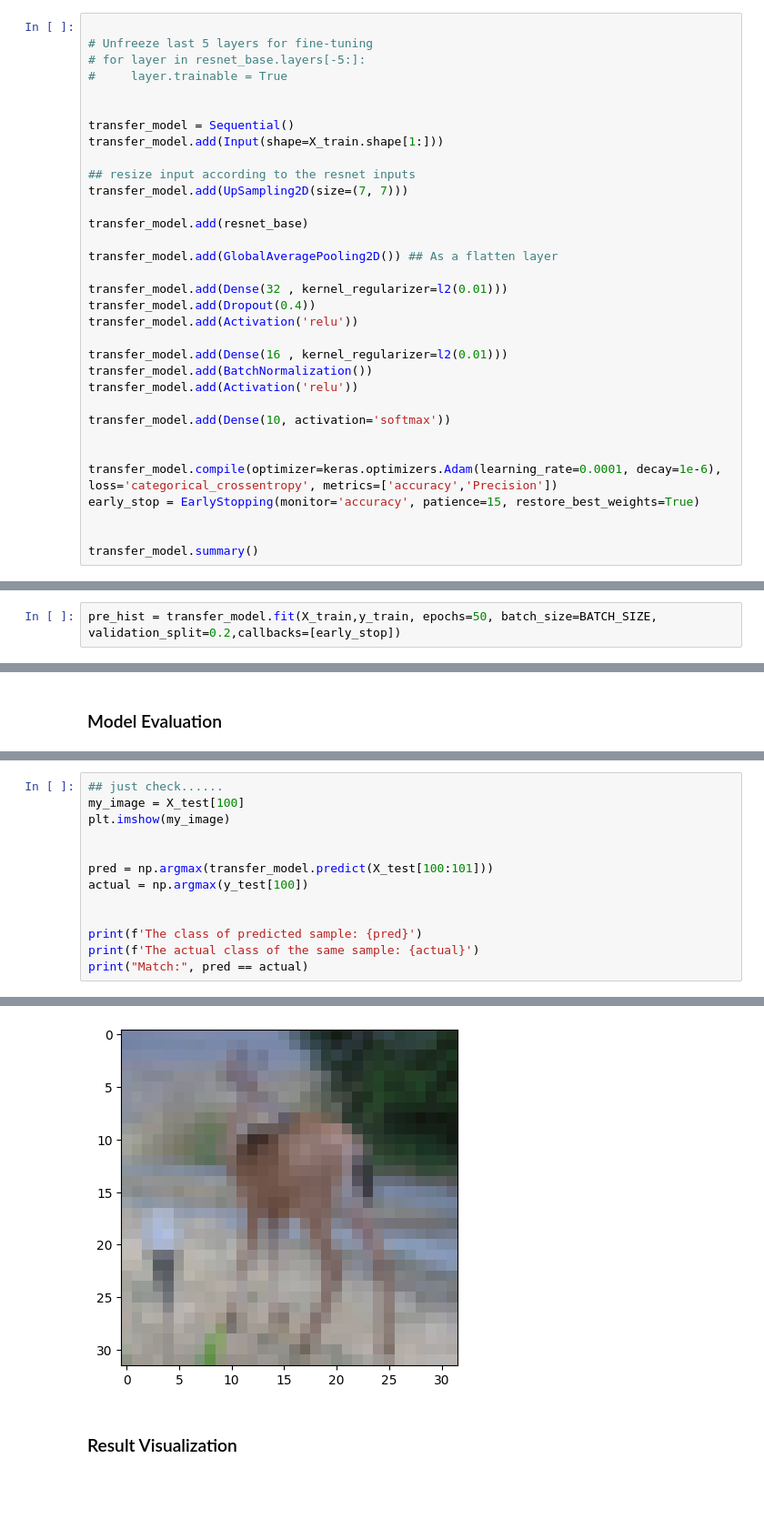
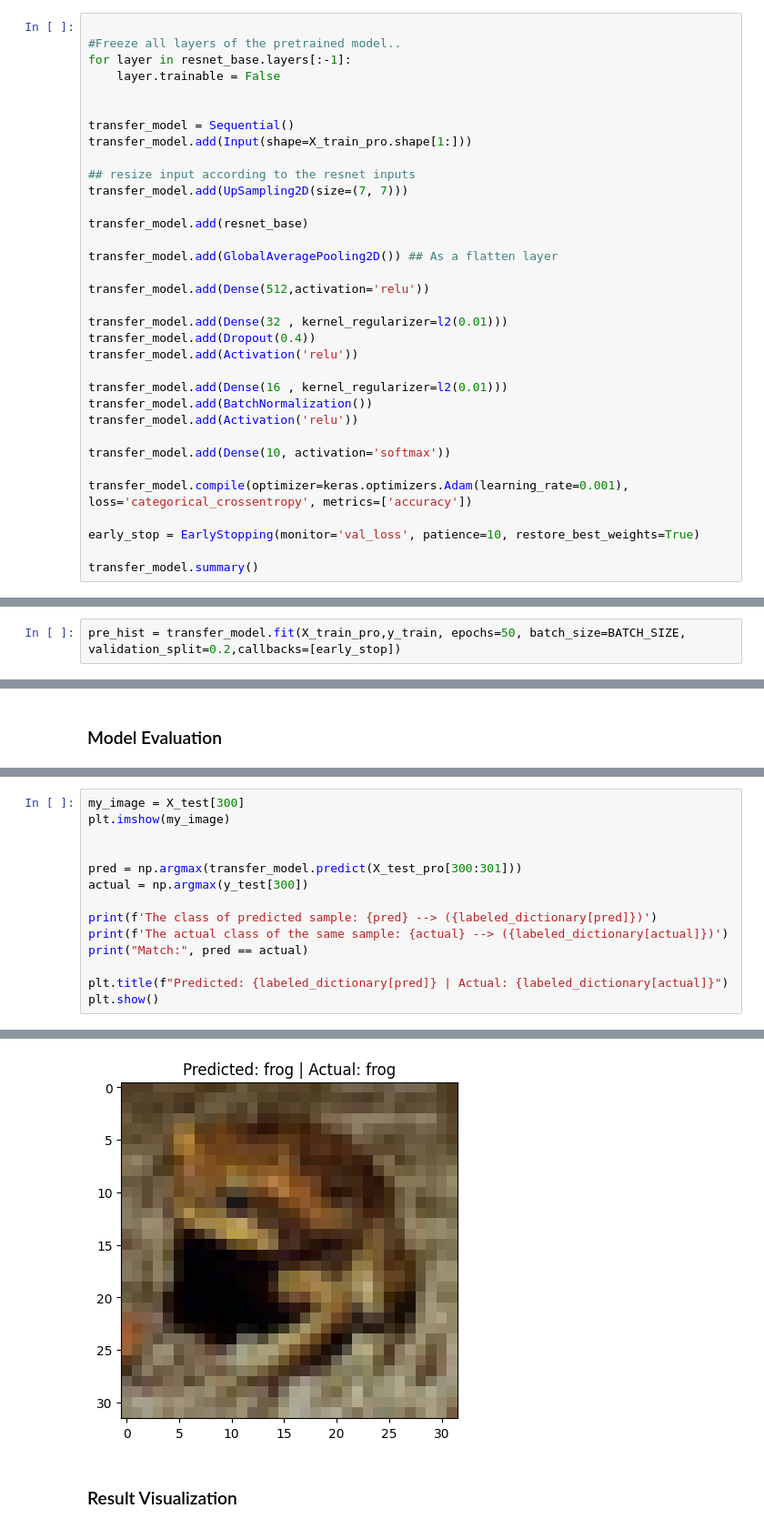
Before and after one commit to yasminkadry/Cifer10-mnist-datasets-with-CNN, a Jupyter notebook: cifer10&mnist_withCNN.ipynb, the cells around one changed output, grey strips where cells are left out. Shown at 91% size. Saved outputs shown, nothing was run; the diff lists cells and outputs as text; blank space fills up the shorter version.

```diff
--- a/cifer10&mnist_withCNN.ipynb
+++ b/cifer10&mnist_withCNN.ipynb
@@ -744,12 +822,12 @@ Downloading data from https://storage.googleapis.com/tensorflow/keras-applicatio
 # %%
 
-# Unfreeze last 5 layers for fine-tuning
-# for layer in resnet_base.layers[-5:]:
-#     layer.trainable = True
+#Freeze all layers of the pretrained model..
+for layer in resnet_base.layers[:-1]:
+    layer.trainable = False
 
 
 transfer_model = Sequential()
-transfer_model.add(Input(shape=X_train.shape[1:]))
+transfer_model.add(Input(shape=X_train_pro.shape[1:]))
 
 ## resize input according to the resnet inputs
 transfer_model.add(UpSampling2D(size=(7, 7)))
@@ -757,6 +835,8 @@ transfer_model.add(UpSampling2D(size=(7, 7)))
 transfer_model.add(resnet_base)
 
 transfer_model.add(GlobalAveragePooling2D()) ## As a flatten layer
+
+transfer_model.add(Dense(512,activation='relu'))
 
 transfer_model.add(Dense(32 , kernel_regularizer=l2(0.01)))
 transfer_model.add(Dropout(0.4))
@@ -768,10 +848,9 @@ transfer_model.add(Activation('relu'))
 
 transfer_model.add(Dense(10, activation='softmax'))
 
+transfer_model.compile(optimizer=keras.optimizers.Adam(learning_rate=0.001), loss='categorical_crossentropy', metrics=['accuracy'])
 
-transfer_model.compile(optimizer=keras.optimizers.Adam(learning_rate=0.0001, decay=1e-6), loss='categorical_crossentropy', metrics=['accuracy','Precision'])
-early_stop = EarlyStopping(monitor='accuracy', patience=15, restore_best_weights=True)
-
+early_stop = EarlyStopping(monitor='val_loss', patience=10, restore_best_weights=True)
 
 transfer_model.summary()
 # %% [output]
@@ -801,4 +878,4 @@ Model: "sequential_5"
 # %%
-pre_hist = transfer_model.fit(X_train,y_train, epochs=50, batch_size=BATCH_SIZE, validation_split=0.2,callbacks=[early_stop])
+pre_hist = transfer_model.fit(X_train_pro,y_train, epochs=50, batch_size=BATCH_SIZE, validation_split=0.2,callbacks=[early_stop])
 # %% [output]
 Epoch 1/50
@@ -833,14 +910,15 @@ Accuracy for testing: 17.69
 # %%
-## just check......
-my_image = X_test[100]
+my_image = X_test[300]
 plt.imshow(my_image)
 
 
-pred = np.argmax(transfer_model.predict(X_test[100:101]))
-actual = np.argmax(y_test[100])
+pred = np.argmax(transfer_model.predict(X_test_pro[300:301]))
+actual = np.argmax(y_test[300])
 
+print(f'The class of predicted sample: {pred} --> ({labeled_dictionary[pred]})')
+print(f'The actual class of the same sample: {actual} --> ({labeled_dictionary[actual]})')
+print("Match:", pred == actual)
 
-print(f'The class of predicted sample: {pred}')
-print(f'The actual class of the same sample: {actual}')
-print("Match:", pred == actual)
+plt.title(f"Predicted: {labeled_dictionary[pred]} | Actual: {labeled_dictionary[actual]}")
+plt.show()
 # %% [output]
@@ -851,4 +929,4 @@ Match: False
-[figure, old version]
+[figure, new version]
 # %% [markdown]
 ### Result Visualization
 # %%
```
Also changed, not shown: parts of 58 cells of this notebook.
